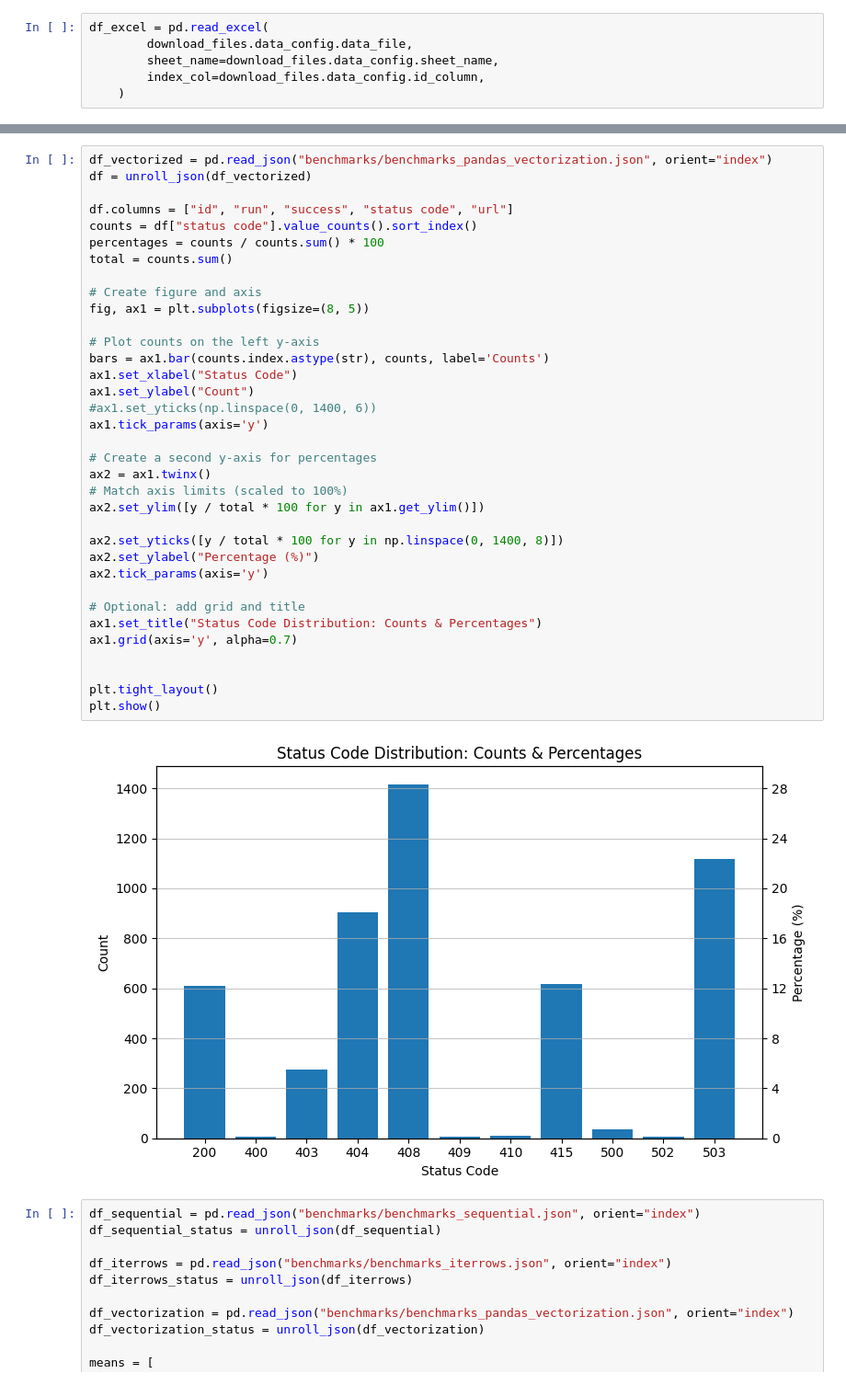
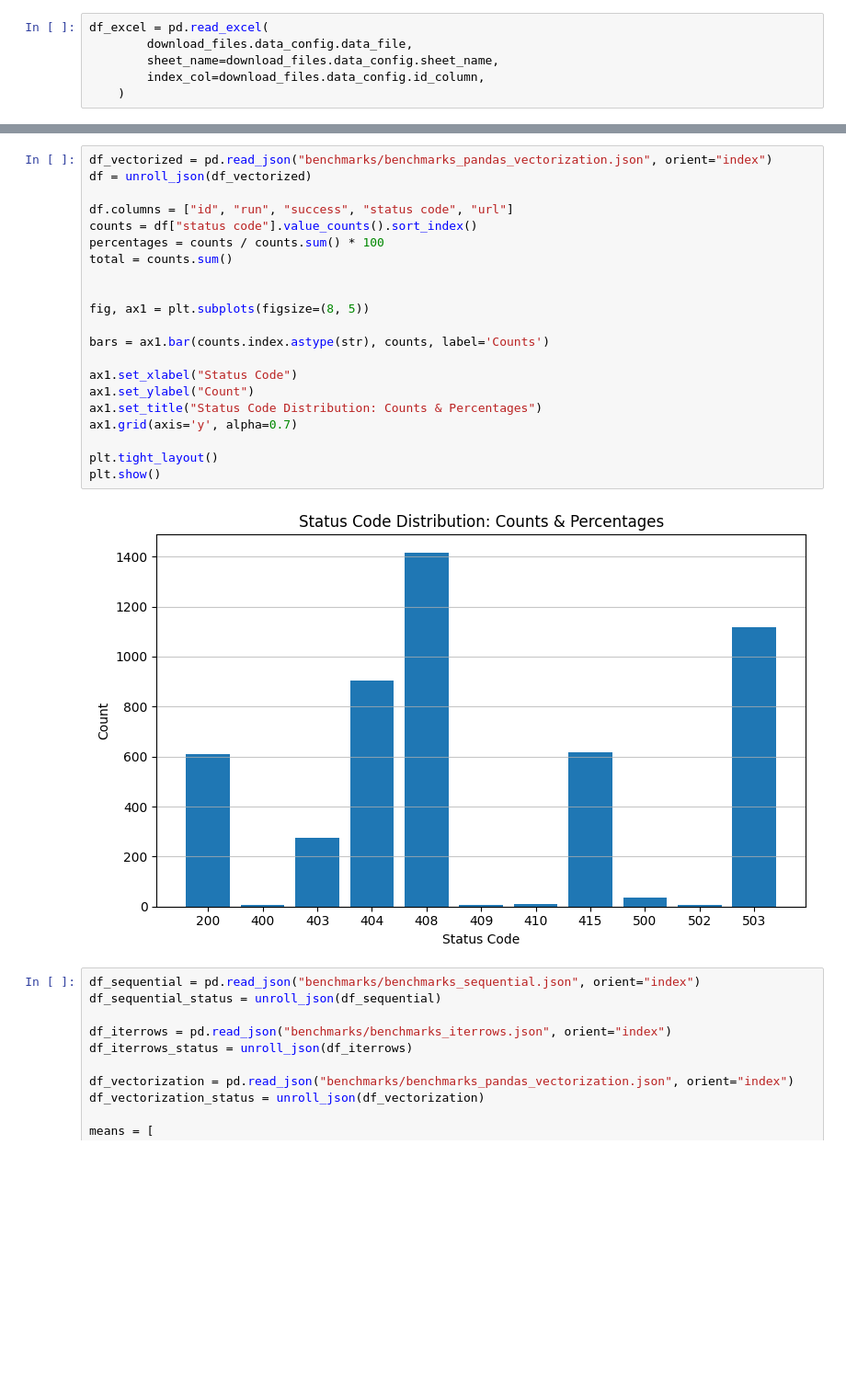
Before and after one commit to SirBobbert/pdf-downloader-multithreading, a Jupyter notebook: exploration.ipynb, the cells around one changed output, grey strips where cells are left out. Shown at 92% size. Saved outputs shown, nothing was run; the diff lists cells and outputs as text; blank space fills up the shorter version.

Commit message:
update readme, add plots to benchmarks, add mermaid diagram

```diff
--- a/exploration.ipynb
+++ b/exploration.ipynb
@@ -53,40 +25,26 @@ def unroll_json(df: pd.DataFrame) -> pd.DataFrame:
 # %%
 df_vectorized = pd.read_json("benchmarks/benchmarks_pandas_vectorization.json", orient="index")
 df = unroll_json(df_vectorized)
 
 df.columns = ["id", "run", "success", "status code", "url"]
 counts = df["status code"].value_counts().sort_index()
 percentages = counts / counts.sum() * 100
 total = counts.sum()
 
-# Create figure and axis
+
 fig, ax1 = plt.subplots(figsize=(8, 5))
 
-# Plot counts on the left y-axis
 bars = ax1.bar(counts.index.astype(str), counts, label='Counts')
+
 ax1.set_xlabel("Status Code")
 ax1.set_ylabel("Count")
-#ax1.set_yticks(np.linspace(0, 1400, 6))
-ax1.tick_params(axis='y')
-
-# Create a second y-axis for percentages
-ax2 = ax1.twinx()
-# Match axis limits (scaled to 100%)
-ax2.set_ylim([y / total * 100 for y in ax1.get_ylim()])
-
-ax2.set_yticks([y / total * 100 for y in np.linspace(0, 1400, 8)])
-ax2.set_ylabel("Percentage (%)")
-ax2.tick_params(axis='y')
-
-# Optional: add grid and title
 ax1.set_title("Status Code Distribution: Counts & Percentages")
 ax1.grid(axis='y', alpha=0.7)
 
-
 plt.tight_layout()
 plt.show()
 # %% [output]
-[figure, old version]
+[figure, new version]
 # %%
 df_sequential = pd.read_json("benchmarks/benchmarks_sequential.json", orient="index")
 df_sequential_status = unroll_json(df_sequential)
```
Also changed, not shown: parts of 7 cells of this notebook, 5 other files.
